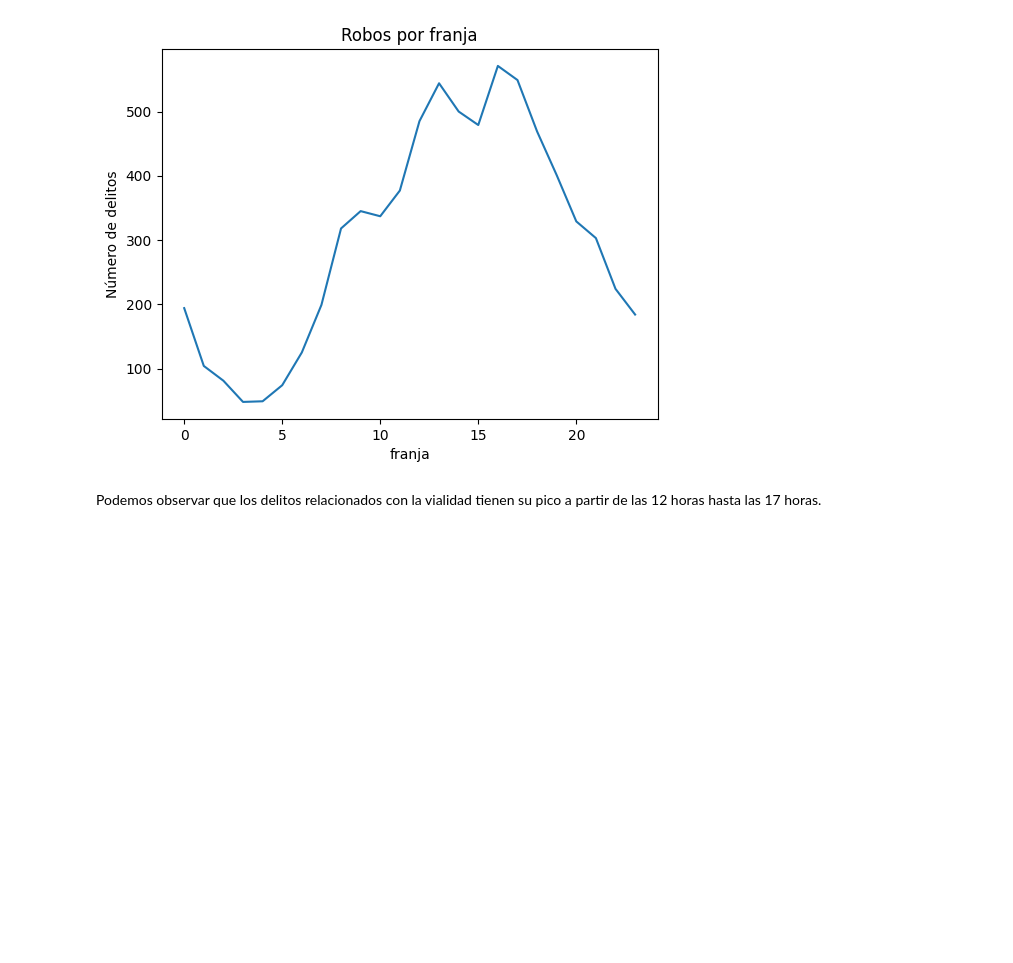
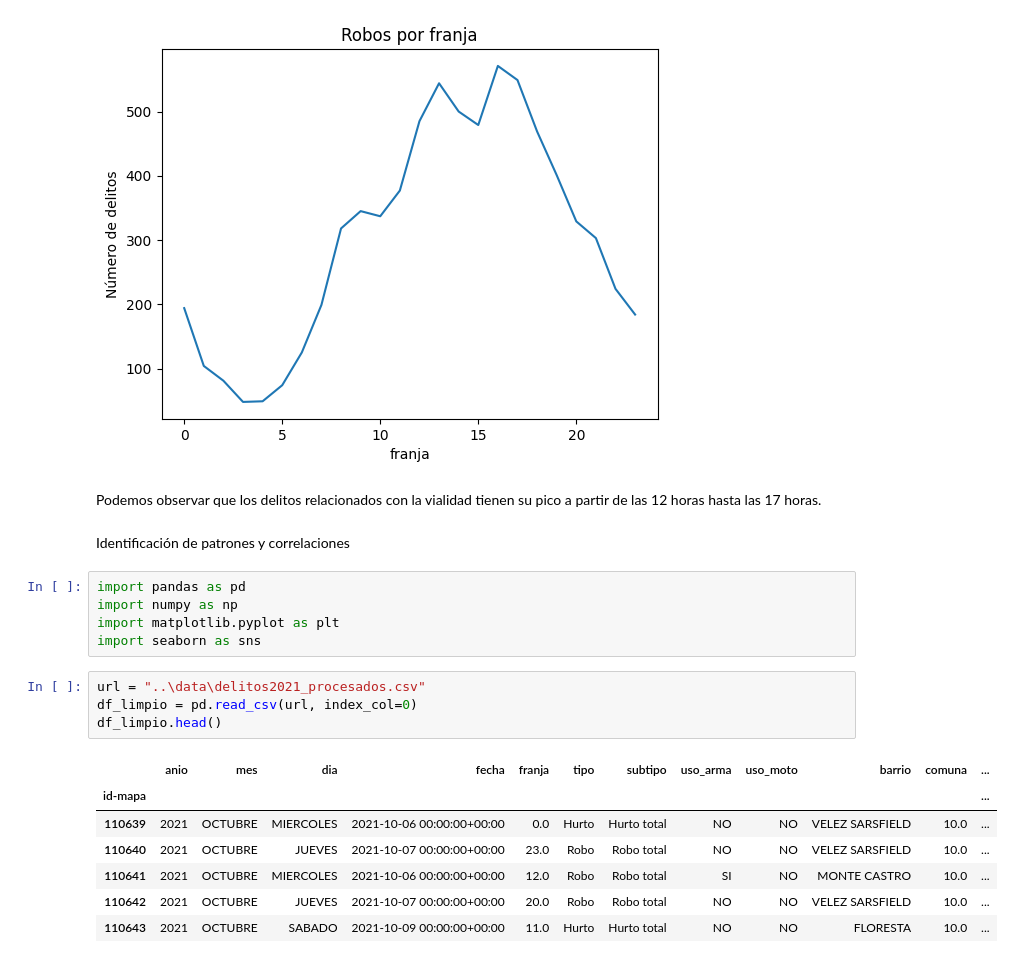
Before and after one commit to No-Country-simulation/equipo-c24-03-m-data, a Jupyter notebook: modules/EDA.ipynb, the cells around one changed output. Drawn from its saved outputs; the diff is of its cells as text; blank space fills up the shorter version.

```diff
--- a/modules/EDA.ipynb
+++ b/modules/EDA.ipynb
@@ -780,3 +780,22 @@ Text(0, 0.5, 'Número de delitos')
 [figure]
 # %% [markdown]
 Podemos observar que los delitos relacionados con la vialidad tienen su pico a partir de las 12 horas hasta las 17 horas.
+# %% [markdown]
+Identificación de patrones y correlaciones
+# %%
+import pandas as pd
+import numpy as np
+import matplotlib.pyplot as plt
+import seaborn as sns
+# %%
+url = "..\data\delitos2021_procesados.csv"
+df_limpio = pd.read_csv(url, index_col=0)
+df_limpio.head()
+# %% [output]
+|  | anio | mes | dia | fecha | franja | tipo | subtipo | uso_arma | uso_moto | barrio | comuna | ... |
+| id-mapa |  |  |  |  |  |  |  |  |  |  |  | ... |
+| 110639 | 2021 | OCTUBRE | MIERCOLES | 2021-10-06 00:00:00+00:00 | 0.0 | Hurto | Hurto total | NO | NO | VELEZ SARSFIELD | 10.0 | ... |
+| 110640 | 2021 | OCTUBRE | JUEVES | 2021-10-07 00:00:00+00:00 | 23.0 | Robo | Robo total | NO | NO | VELEZ SARSFIELD | 10.0 | ... |
+| 110641 | 2021 | OCTUBRE | MIERCOLES | 2021-10-06 00:00:00+00:00 | 12.0 | Robo | Robo total | SI | NO | MONTE CASTRO | 10.0 | ... |
+| 110642 | 2021 | OCTUBRE | JUEVES | 2021-10-07 00:00:00+00:00 | 20.0 | Robo | Robo total | NO | NO | VELEZ SARSFIELD | 10.0 | ... |
+| 110643 | 2021 | OCTUBRE | SABADO | 2021-10-09 00:00:00+00:00 | 11.0 | Hurto | Hurto total | NO | NO | FLORESTA | 10.0 | ... |
```
Also changed, not shown: parts of 17 cells of this notebook.
